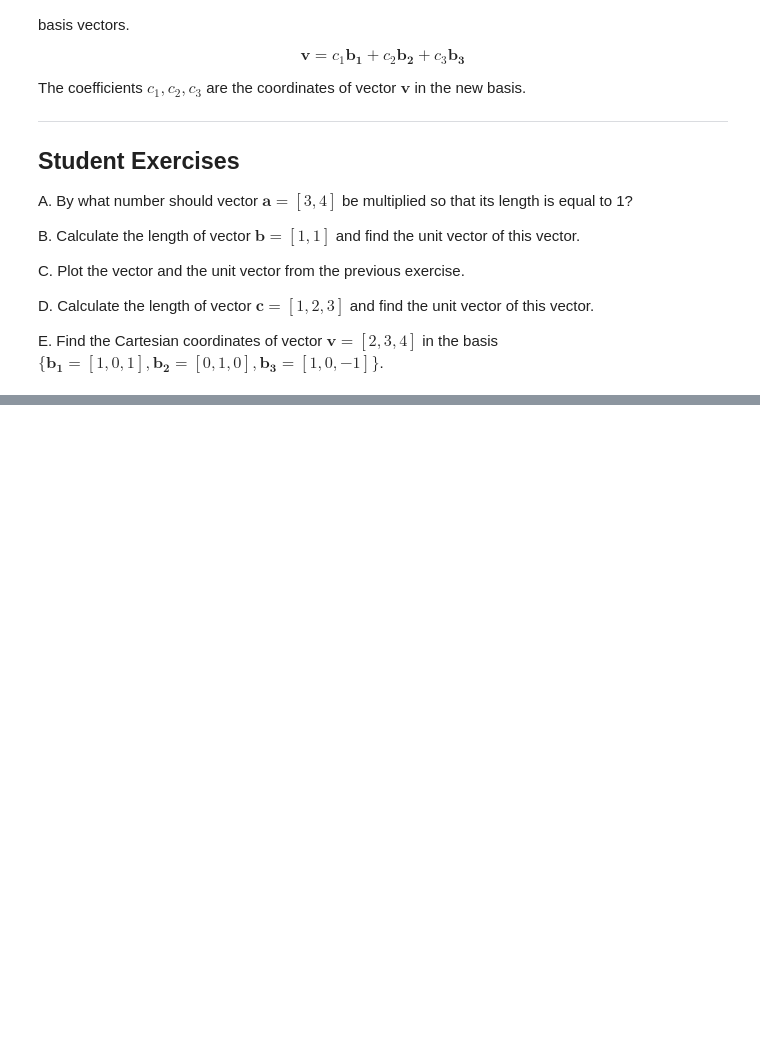
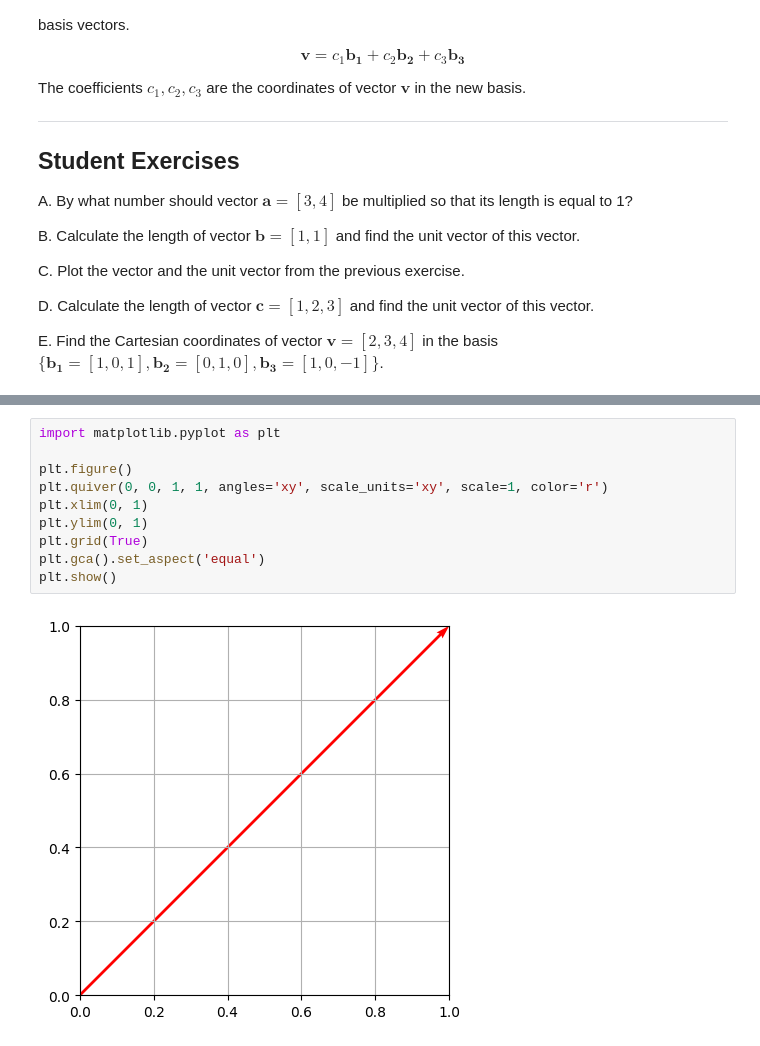
Before and after one commit to YahyaLendani/Math-2024-25-Winter, a Jupyter notebook: Notebooks_EN/01_Linear_Algebra/03_Vectors/LA_Vectors_introduction.ipynb, the cells around one changed output, grey strips where cells are left out. Drawn from its saved outputs; the diff is of its cells as text; blank space fills up the shorter version.

```diff
--- a/Notebooks_EN/01_Linear_Algebra/03_Vectors/LA_Vectors_introduction.ipynb
+++ b/Notebooks_EN/01_Linear_Algebra/03_Vectors/LA_Vectors_introduction.ipynb
@@ -333,0 +227,12 @@ Coordinates of vector v in the given basis: [ 3.  3. -1.]
+# %%
+import matplotlib.pyplot as plt
+
+plt.figure()
+plt.quiver(0, 0, 1, 1, angles='xy', scale_units='xy', scale=1, color='r')
+plt.xlim(0, 1)
+plt.ylim(0, 1)
+plt.grid(True)
+plt.gca().set_aspect('equal')
+plt.show()
+# %% [output]
+[figure, added]
```
Also changed, not shown: parts of 9 cells of this notebook.
